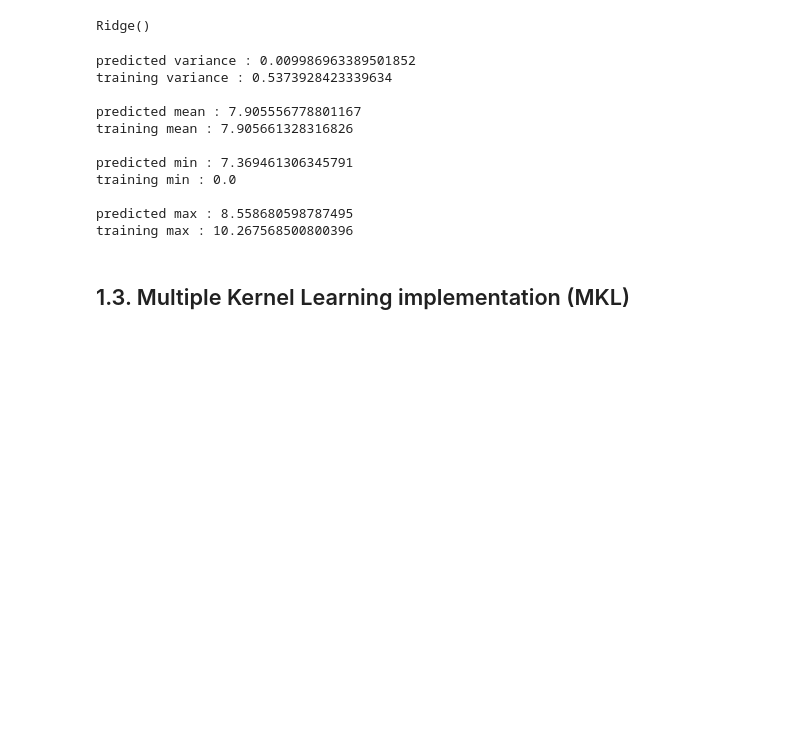
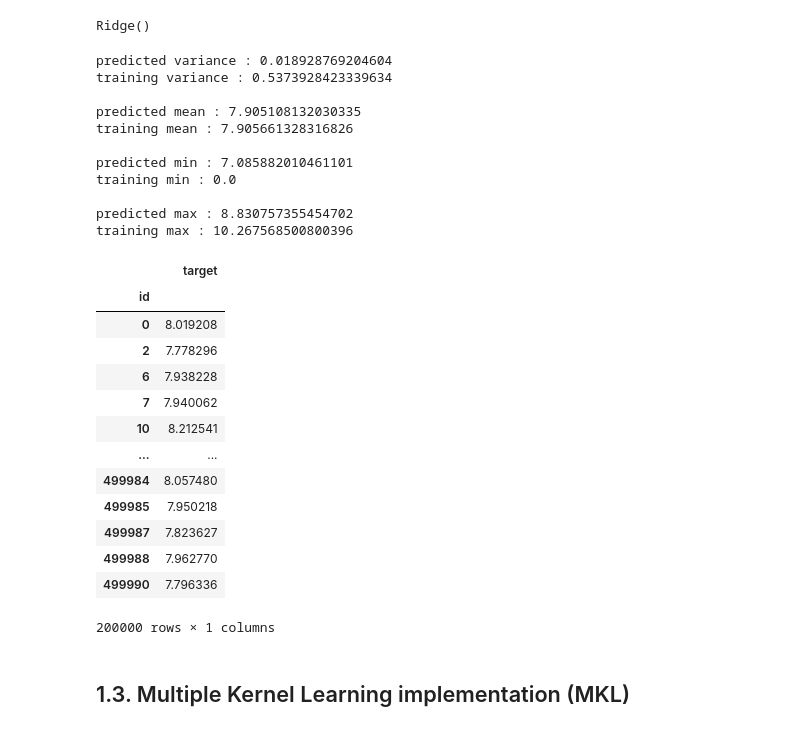
Before and after one commit to klegoff/kernel_regression, a Jupyter notebook: notebook.ipynb, the cells around one changed output. Saved outputs shown, nothing was run; the diff lists cells and outputs as text; code cells hidden in the pictures; blank space fills up the shorter version.

Commit message:
Write a function to transform into correct format for kaggle submission

```diff
--- a/notebook.ipynb
+++ b/notebook.ipynb
@@ -28,6 +28,10 @@ X_test = test.iloc[:,1:]
 X_train = train.iloc[:,1:-1]
 Y_train = train.iloc[:,-1]
 
+# get id, useful for kaggle subsmission
+test_id = test.id
+train_id = train.id
+
 print(X_test.shape, X_train.shape, Y_train.shape)
 # our input space has 14 dimensions
 # with 200 000 test examples, and 300 000 train examples
@@ -62,6 +66,18 @@ def kernelize(X,kernel="linear"):
     new_X = pd.concat(new_X, axis=1)
     new_X.columns = new_columns
     return new_X
+# %%
+def make_kaggle_submission(Y, id_list, file_name = "submission.csv"):
+    """
+    convert Y array into the correct format for kaggle submission
+    & save into csv file
+    & returns the submission
+    """
+    df = pd.DataFrame(Y, index=id_list, columns = ["target"])
+
+    df.to_csv("data/" + file_name)
+
+    return df
 # %% [markdown]
 # 1. MKL
 # %% [markdown]
@@ -80,32 +96,51 @@ print(X_train_linear_kernel.shape, X_test_linear_kernel.shape) # we get a 105 di
 # %%
 regressor = Ridge()
 # %%
-regressor.fit(X_train, Y_train)
+regressor.fit(X_train_linear_kernel.values, Y_train)
 # %% [output]
 Ridge()
 # %%
-Y_predict = regressor.predict(X_test)
+Y_predict = regressor.predict(X_test_linear_kernel)
 # %%
 print("predicted variance :", Y_predict.var(),"\ntraining variance :", Y_train.var())
 print("\npredicted mean :", Y_predict.mean(),"\ntraining mean :", Y_train.mean())
 print("\npredicted min :", Y_predict.min(),"\ntraining min :", Y_train.min())
 print("\npredicted max :", Y_predict.max(),"\ntraining max :", Y_train.max())
 # %% [output]
-predicted variance : 0.009986963389501852
+predicted variance : 0.018928769204604
 training variance : 0.5373928423339634
 
-predicted mean : 7.905556778801167
+predicted mean : 7.905108132030335
 training mean : 7.905661328316826
 
-predicted min : 7.369461306345791
+predicted min : 7.085882010461101
 training min : 0.0
 
-predicted max : 8.558680598787495
+predicted max : 8.830757355454702
 training max : 10.267568500800396
 # %%
 # The classifier predict values that are in a shorter interval comparing to what we get in the training set
 # It would be interesting to search why
 # It may be a problem if test and train sets are constructed by random sampling per example
+# %%
+make_kaggle_submission(Y_predict, id_list=test_id, file_name="submission0.csv")
+
+# Result of this submission (RMSE = 0.72255)
+# %% [output]
+|  | target |
+| id |  |
+| 0 | 8.019208 |
+| 2 | 7.778296 |
+| 6 | 7.938228 |
+| 7 | 7.940062 |
+| 10 | 8.212541 |
+| ... | ... |
+| 499984 | 8.057480 |
+| 499985 | 7.950218 |
+| 499987 | 7.823627 |
+| 499988 | 7.962770 |
+| 499990 | 7.796336 |
+200000 rows × 1 columns
 # %% [markdown]
 ## 1.3. Multiple Kernel Learning implementation (MKL)
 # %%
```
